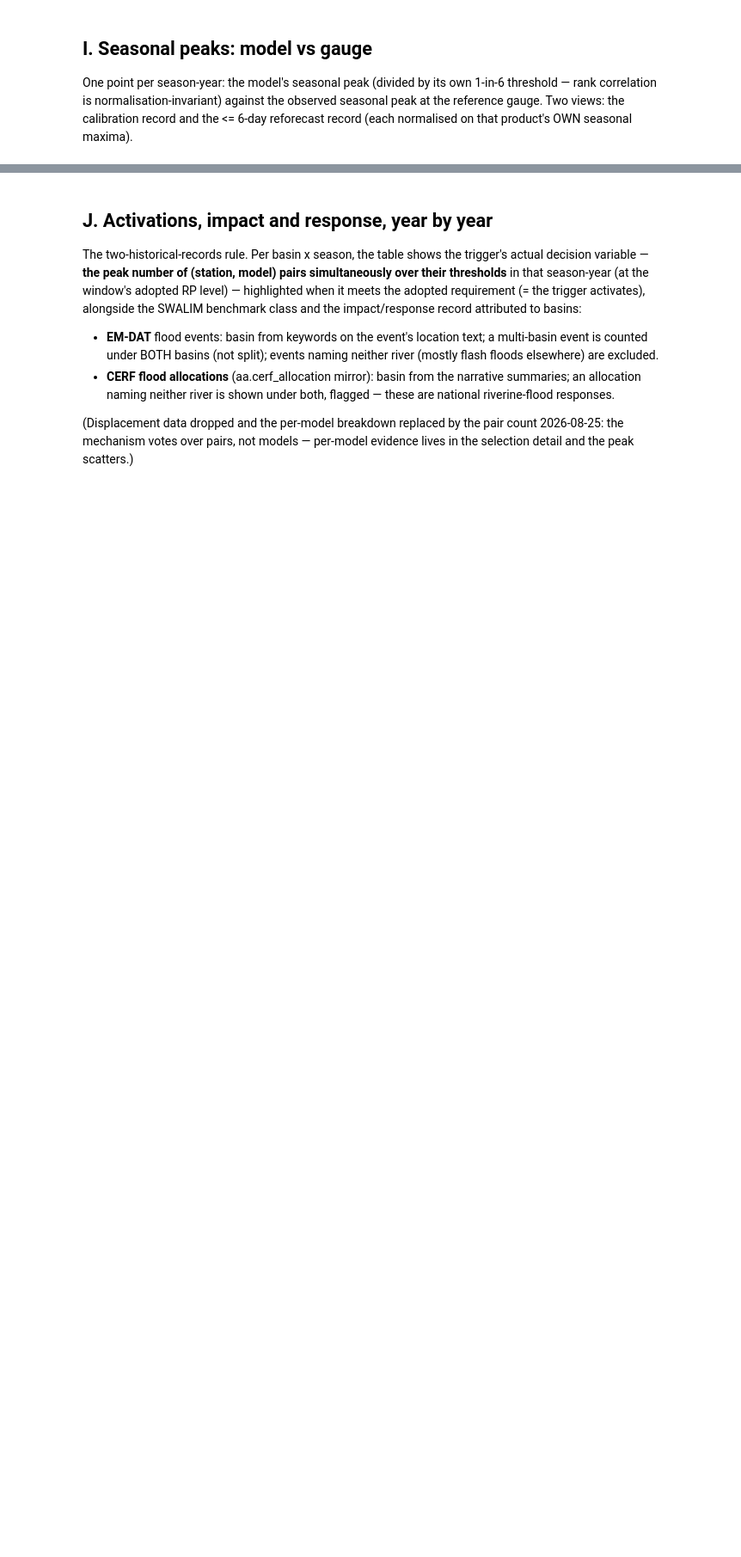
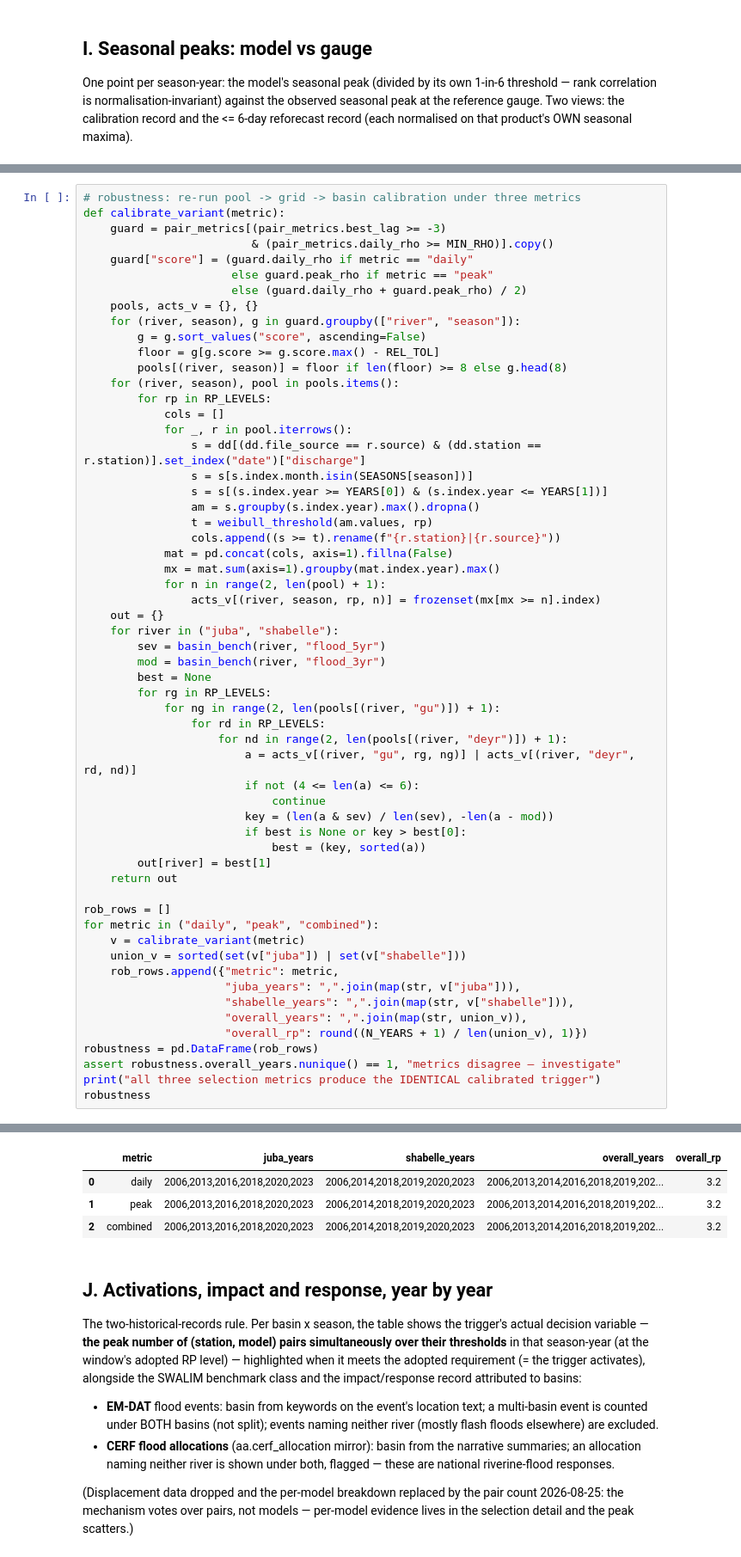
Before and after one commit to OCHA-DAP/ds-aa-som-floods, a Jupyter notebook: analysis/11_multisource_trigger.ipynb, the cells around one changed output, grey strips where cells are left out. Shown at 86% size. Drawn from its saved outputs; the diff is of its cells as text; blank space fills up the shorter version.

```diff
--- a/analysis/11_multisource_trigger.ipynb
+++ b/analysis/11_multisource_trigger.ipynb
@@ -1100,0 +1181,59 @@ peaks_df.pivot_table(index=["river", "season", "record"], columns="source", valu
+# %%
+# robustness: re-run pool -> grid -> basin calibration under three metrics
+def calibrate_variant(metric):
+    guard = pair_metrics[(pair_metrics.best_lag >= -3)
+                         & (pair_metrics.daily_rho >= MIN_RHO)].copy()
+    guard["score"] = (guard.daily_rho if metric == "daily"
+                      else guard.peak_rho if metric == "peak"
+                      else (guard.daily_rho + guard.peak_rho) / 2)
+    pools, acts_v = {}, {}
+    for (river, season), g in guard.groupby(["river", "season"]):
+        g = g.sort_values("score", ascending=False)
+        floor = g[g.score >= g.score.max() - REL_TOL]
+        pools[(river, season)] = floor if len(floor) >= 8 else g.head(8)
+    for (river, season), pool in pools.items():
+        for rp in RP_LEVELS:
+            cols = []
+            for _, r in pool.iterrows():
+                s = dd[(dd.file_source == r.source) & (dd.station == r.station)].set_index("date")["discharge"]
+                s = s[s.index.month.isin(SEASONS[season])]
+                s = s[(s.index.year >= YEARS[0]) & (s.index.year <= YEARS[1])]
+                am = s.groupby(s.index.year).max().dropna()
+                t = weibull_threshold(am.values, rp)
+                cols.append((s >= t).rename(f"{r.station}|{r.source}"))
+            mat = pd.concat(cols, axis=1).fillna(False)
+            mx = mat.sum(axis=1).groupby(mat.index.year).max()
+            for n in range(2, len(pool) + 1):
+                acts_v[(river, season, rp, n)] = frozenset(mx[mx >= n].index)
+    out = {}
+    for river in ("juba", "shabelle"):
+        sev = basin_bench(river, "flood_5yr")
+        mod = basin_bench(river, "flood_3yr")
+        best = None
+        for rg in RP_LEVELS:
+            for ng in range(2, len(pools[(river, "gu")]) + 1):
+                for rd in RP_LEVELS:
+                    for nd in range(2, len(pools[(river, "deyr")]) + 1):
+                        a = acts_v[(river, "gu", rg, ng)] | acts_v[(river, "deyr", rd, nd)]
+                        if not (4 <= len(a) <= 6):
+                            continue
+                        key = (len(a & sev) / len(sev), -len(a - mod))
+                        if best is None or key > best[0]:
+                            best = (key, sorted(a))
+        out[river] = best[1]
+    return out
+
+rob_rows = []
+for metric in ("daily", "peak", "combined"):
+    v = calibrate_variant(metric)
+    union_v = sorted(set(v["juba"]) | set(v["shabelle"]))
+    rob_rows.append({"metric": metric,
+                     "juba_years": ",".join(map(str, v["juba"])),
+                     "shabelle_years": ",".join(map(str, v["shabelle"])),
+                     "overall_years": ",".join(map(str, union_v)),
+                     "overall_rp": round((N_YEARS + 1) / len(union_v), 1)})
+robustness = pd.DataFrame(rob_rows)
+assert robustness.overall_years.nunique() == 1, "metrics disagree — investigate"
+print("all three selection metrics produce the IDENTICAL calibrated trigger")
+robustness
+# %% [output]
@@ -1101,3 +1241,7 @@ peaks_df.pivot_table(index=["river", "season", "record"], columns="source", valu
+|  | metric | juba_years | shabelle_years | overall_years | overall_rp |
+| 0 | daily | 2006,2013,2016,2018,2020,2023 | 2006,2014,2018,2019,2020,2023 | 2006,2013,2014,2016,2018,2019,202... | 3.2 |
+| 1 | peak | 2006,2013,2016,2018,2020,2023 | 2006,2014,2018,2019,2020,2023 | 2006,2013,2014,2016,2018,2019,202... | 3.2 |
+| 2 | combined | 2006,2013,2016,2018,2020,2023 | 2006,2014,2018,2019,2020,2023 | 2006,2013,2014,2016,2018,2019,202... | 3.2 |
 # %% [markdown]
 ## J. Activations, impact and response, year by year
 
```
Also changed, not shown: parts of 6 cells of this notebook, 4 other files.
